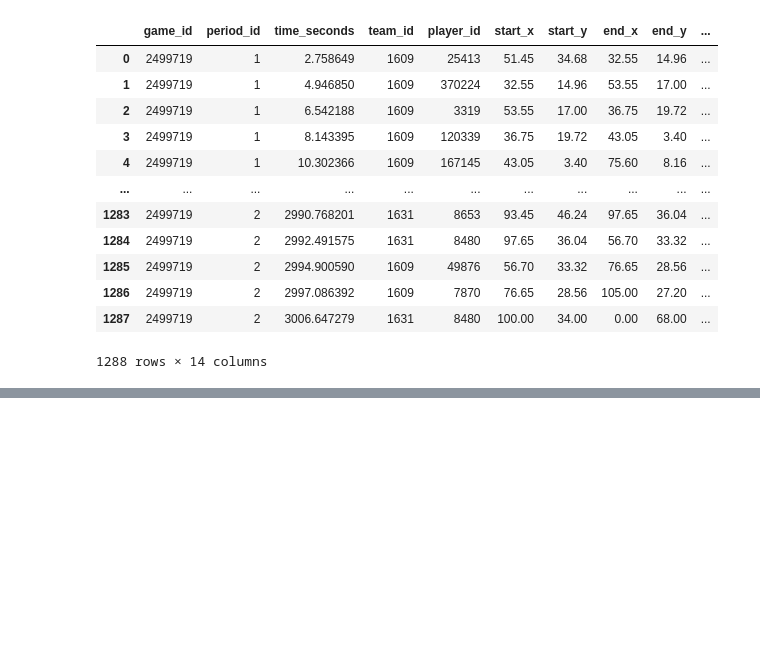
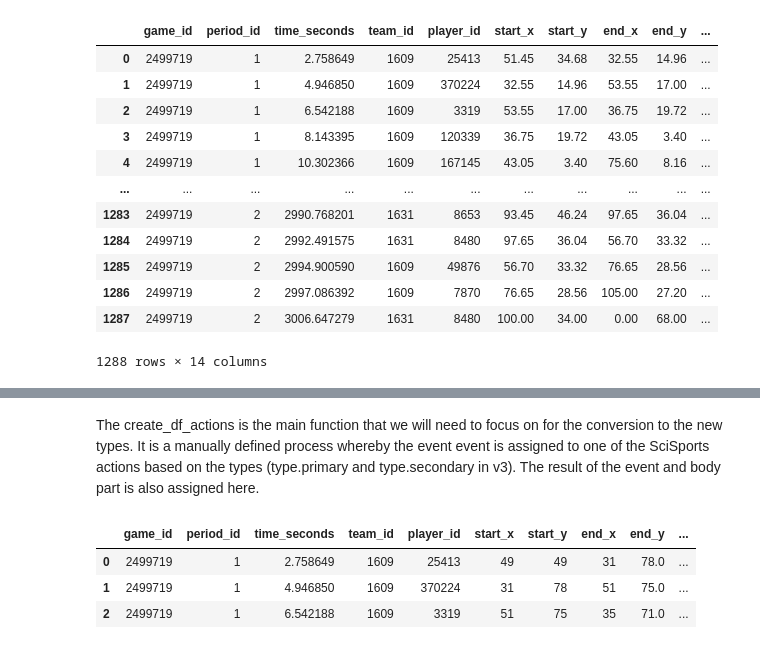
Before and after one commit to liammoore44/wyscout-spadl-conversion, a Jupyter notebook: test_notebooks/Wyscout-conversion.ipynb, the cells around one changed output, grey strips where cells are left out. Cells and saved outputs as stored; diff of their text form; code cells hidden in the pictures; blank space fills up the shorter version.

```diff
--- a/test_notebooks/Wyscout-conversion.ipynb
+++ b/test_notebooks/Wyscout-conversion.ipynb
@@ -225,0 +292,10 @@ spadl_actions
+# %% [markdown]
+The create_df_actions is the main function that we will need to focus on for the conversion to the new types. It is a manually defined process whereby the event event is assigned to one of the SciSports actions based on the types (type.primary and type.secondary in v3). The result of the event and body part is also assigned here.
+# %%
+actions = create_df_actions(events)
+actions.head(3)
+# %% [output]
+|  | game_id | period_id | time_seconds | team_id | player_id | start_x | start_y | end_x | end_y | ... |
+| 0 | 2499719 | 1 | 2.758649 | 1609 | 25413 | 49 | 49 | 31 | 78.0 | ... |
+| 1 | 2499719 | 1 | 4.946850 | 1609 | 370224 | 31 | 78 | 51 | 75.0 | ... |
+| 2 | 2499719 | 1 | 6.542188 | 1609 | 3319 | 51 | 75 | 35 | 71.0 | ... |
```
Also changed, not shown: parts of 8 cells of this notebook.
